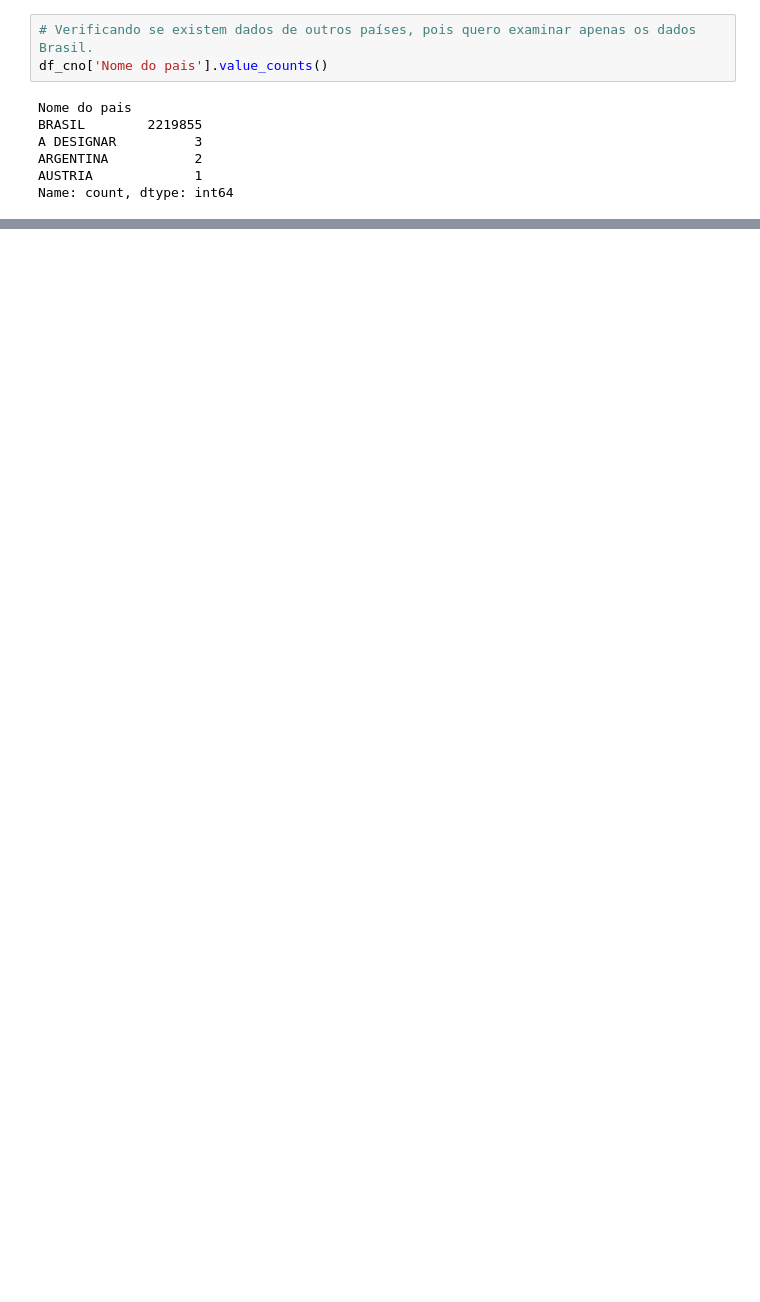
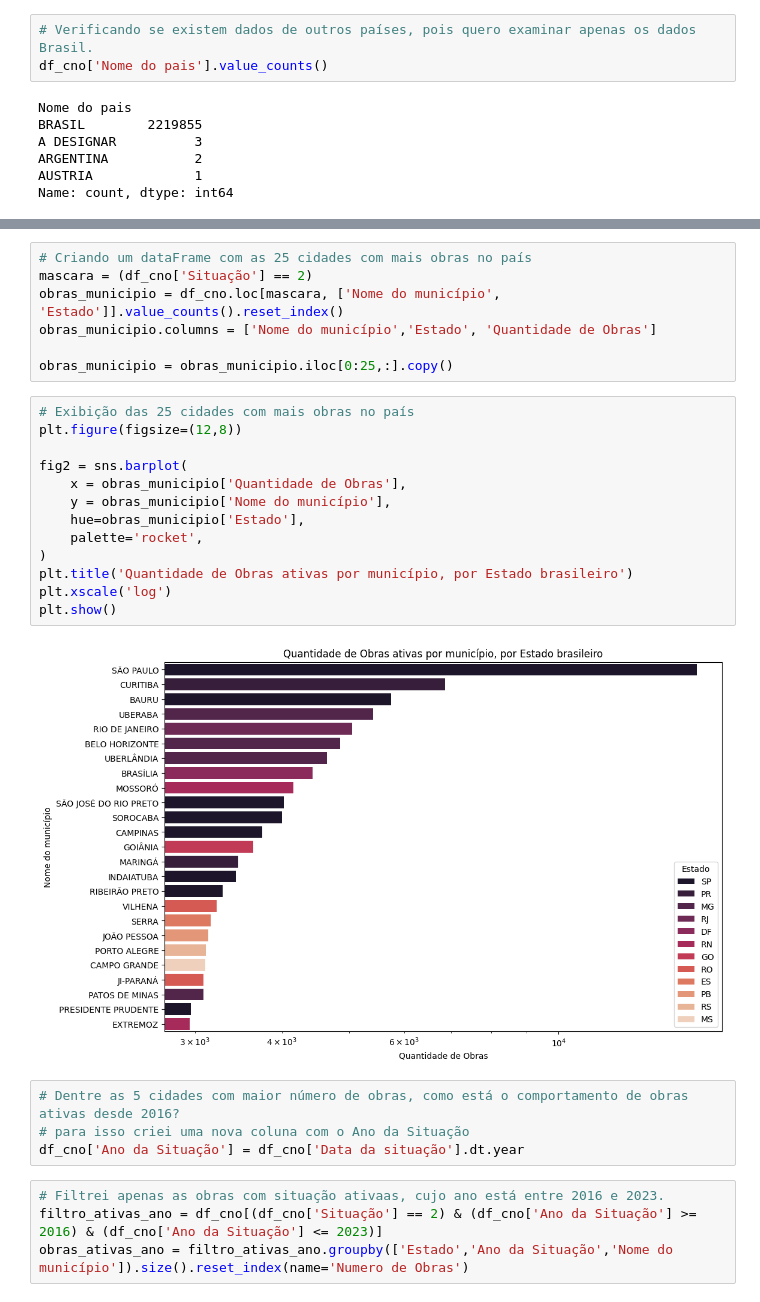
Before and after one commit to ribeiroluizh/analise_exploratoria_dados_cno_obras, a Jupyter notebook: analise_obras.ipynb, the cells around one changed output, grey strips where cells are left out. Drawn from its saved outputs; the diff is of its cells as text; blank space fills up the shorter version.

```diff
--- a/analise_obras.ipynb
+++ b/analise_obras.ipynb
@@ -192,0 +281,30 @@ Temos um total de 317330373.25 Km² de área total em todos os dados registrados
+# %%
+# Criando um dataFrame com as 25 cidades com mais obras no país
+mascara = (df_cno['Situação'] == 2)
+obras_municipio = df_cno.loc[mascara, ['Nome do município', 'Estado']].value_counts().reset_index()
+obras_municipio.columns = ['Nome do município','Estado', 'Quantidade de Obras']
+
+obras_municipio = obras_municipio.iloc[0:25,:].copy()
+# %%
+# Exibição das 25 cidades com mais obras no país
+plt.figure(figsize=(12,8))
+
+fig2 = sns.barplot(
+    x = obras_municipio['Quantidade de Obras'],
+    y = obras_municipio['Nome do município'],
+    hue=obras_municipio['Estado'],
+    palette='rocket',
+)
+plt.title('Quantidade de Obras ativas por município, por Estado brasileiro')
+plt.xscale('log')
+plt.show()
+# %% [output]
+[figure, added]
+# %%
+# Dentre as 5 cidades com maior número de obras, como está o comportamento de obras ativas desde 2016?
+# para isso criei uma nova coluna com o Ano da Situação
+df_cno['Ano da Situação'] = df_cno['Data da situação'].dt.year
+# %%
+# Filtrei apenas as obras com situação ativaas, cujo ano está entre 2016 e 2023.
+filtro_ativas_ano = df_cno[(df_cno['Situação'] == 2) & (df_cno['Ano da Situação'] >= 2016) & (df_cno['Ano da Situação'] <= 2023)]
+obras_ativas_ano = filtro_ativas_ano.groupby(['Estado','Ano da Situação','Nome do município']).size().reset_index(name='Numero de Obras')
```
Also changed, not shown: parts of 58 cells of this notebook, 1 other file.
